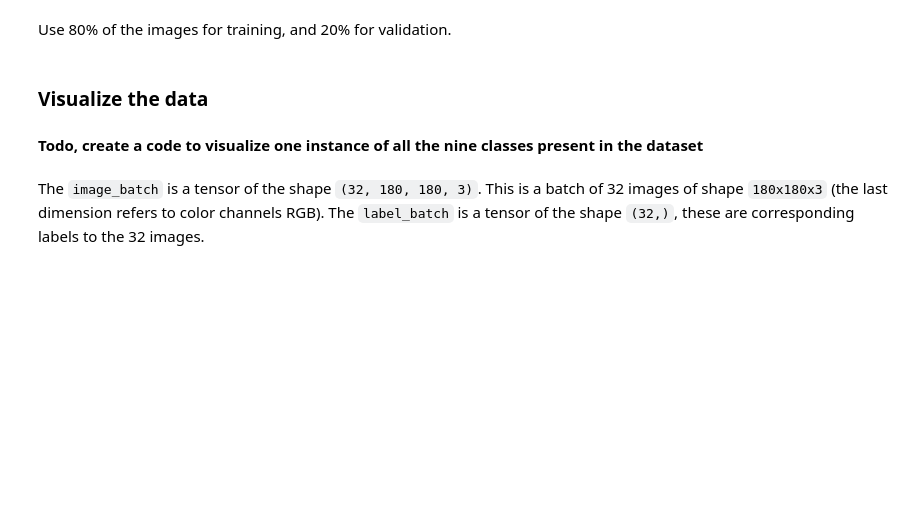
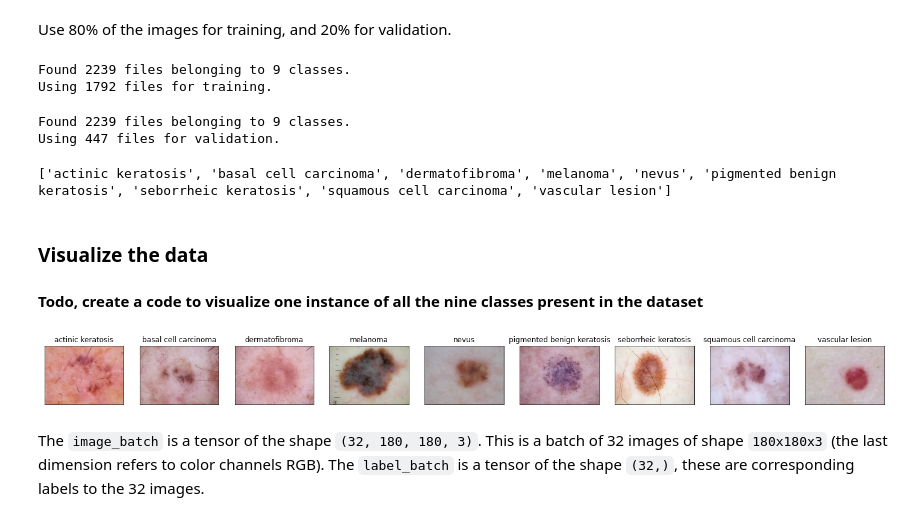
Before and after one commit to subhasisj/Upgrad-PGD-ML---AI, a Jupyter notebook: Assignments/Melanoma-Detection-CNN/Starter_code_Assignment_CNN_Skin_Cancer.ipynb, the cells around one changed output. Saved outputs shown, nothing was run; the diff lists cells and outputs as text; code cells hidden in the pictures; blank space fills up the shorter version.

```diff
--- a/Assignments/Melanoma-Detection-CNN/Starter_code_Assignment_CNN_Skin_Cancer.ipynb
+++ b/Assignments/Melanoma-Detection-CNN/Starter_code_Assignment_CNN_Skin_Cancer.ipynb
@@ -28,8 +31,8 @@ This assignment uses a dataset of about 2357 images of skin cancer types. The da
 # %%
 # Defining the path for train and test images
 ## Todo: Update the paths of the train and test dataset
-data_dir_train = pathlib.Path("Data/train")
-data_dir_test = pathlib.Path('Data/train')
+data_dir_train = pathlib.Path("Data/Train")
+data_dir_test = pathlib.Path('Data/Test')
 # %%
 print('Classes available for training')
 print('+++++++++++++++++++++++++++++++')
@@ -57,4 +59,0 @@ Total Images available for testing: 2239
-# %%
-for image_class in os.listdir(data_dir_train):
-    n_images_per_class = len(list(data_dir_train.joinpath(image_class).glob('*.jpg')))
-    print(f'No. of images for the class {image_class} is {n_images_per_class} ( {(n_images_per_class/image_count_train)*100:.2f} % of total images)')
@@ -77,13 +59,0 @@ As per the above observation, `Melanoma` and `pigmented benign keratosis` have t
-# %%
-fig = plt.figure(figsize=(25,11))
-for idx, image_class in enumerate(os.listdir(data_dir_train)):
-    all_images_of_class = list(data_dir_train.joinpath(image_class).glob('*.jpg'))
-    ax = fig.add_subplot(1, 9, 1 + idx, xticks=[], yticks=[])
-    random_img_num = np.random.randint(len(all_images_of_class))
-    read_image = cv2.imread(str(all_images_of_class[random_img_num]))
-    ax.set_title(image_class)
-    plt.imshow(cv2.cvtColor(read_image,
-    cv2.COLOR_BGR2RGB))
-
-
-plt.show()
@@ -133,18 +75,38 @@ Use 80% of the images for training, and 20% for validation.
 ## Write your train dataset here
 ## Note use seed=123 while creating your dataset using tf.keras.preprocessing.image_dataset_from_directory
 ## Note, make sure your resize your images to the size img_height*img_width, while writting the dataset
-train_ds = ##todo
+train_ds = tf.keras.preprocessing.image_dataset_from_directory(
+  data_dir_train,
+  validation_split=0.2,
+  subset="training",
+  seed=123,
+  image_size=(img_height, img_width),
+  batch_size=batch_size)
+# %% [output]
+Found 2239 files belonging to 9 classes.
+Using 1792 files for training.
 # %%
 ## Write your validation dataset here
 ## Note use seed=123 while creating your dataset using tf.keras.preprocessing.image_dataset_from_directory
 ## Note, make sure your resize your images to the size img_height*img_width, while writting the dataset
-val_ds = ##todo
+val_ds = tf.keras.preprocessing.image_dataset_from_directory(
+  data_dir_train,
+  validation_split=0.2,
+  subset="validation",
+  seed=123,
+  image_size=(img_height, img_width),
+  batch_size=batch_size)
+# %% [output]
+Found 2239 files belonging to 9 classes.
+Using 447 files for validation.
 # %%
 # List out all the classes of skin cancer and store them in a list.
 # You can find the class names in the class_names attribute on these datasets.
 # These correspond to the directory names in alphabetical order.
 class_names = train_ds.class_names
 print(class_names)
+# %% [output]
+['actinic keratosis', 'basal cell carcinoma', 'dermatofibroma', 'melanoma', 'nevus', 'pigmented benign keratosis', 'seborrheic keratosis', 'squamous cell carcinoma', 'vascular lesion']
 # %% [markdown]
 ### Visualize the data
 #### Todo, create a code to visualize one instance of all the nine classes present in the dataset
@@ -155,3 +113,19 @@ import matplotlib.pyplot as plt
+# %%
+import matplotlib.pyplot as plt
+
+fig = plt.figure(figsize=(25,11))
+for idx, image_class in enumerate(class_names):
+    all_images_of_class = list(data_dir_train.joinpath(image_class).glob('*.jpg')) # List all the images for a particular class
+    ax = fig.add_subplot(1, 9, 1 + idx, xticks=[], yticks=[])
+    random_img_num = np.random.randint(len(all_images_of_class)) # Pick one random image of a class
+    read_image = cv2.imread(str(all_images_of_class[random_img_num]))
+    ax.set_title(image_class)
+    plt.imshow(cv2.cvtColor(read_image, cv2.COLOR_BGR2RGB)) # Plot image in subplot
+
+
+plt.show()
+# %% [output]
+[figure, added]
 # %% [markdown]
 The `image_batch` is a tensor of the shape `(32, 180, 180, 3)`. This is a batch of 32 images of shape `180x180x3` (the last dimension refers to color channels RGB). The `label_batch` is a tensor of the shape `(32,)`, these are corresponding labels to the 32 images.
 # %% [markdown]
```
Also changed, not shown: parts of 66 cells of this notebook, 5 other files.
